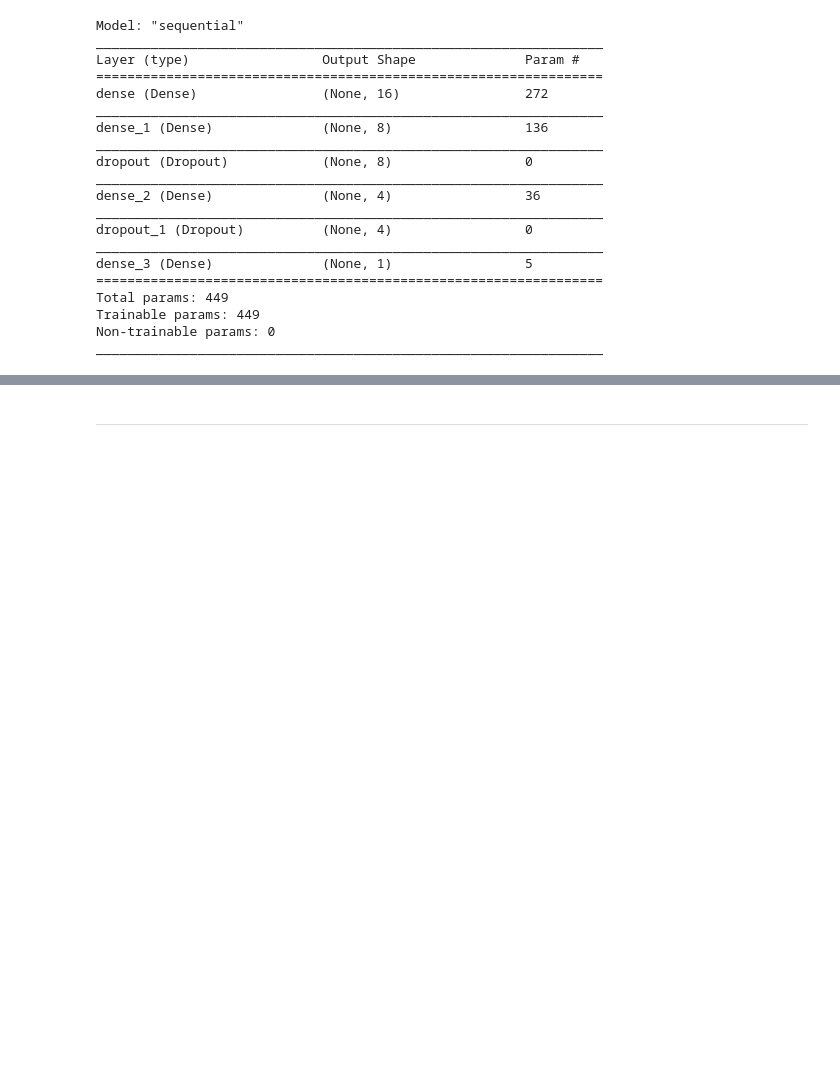
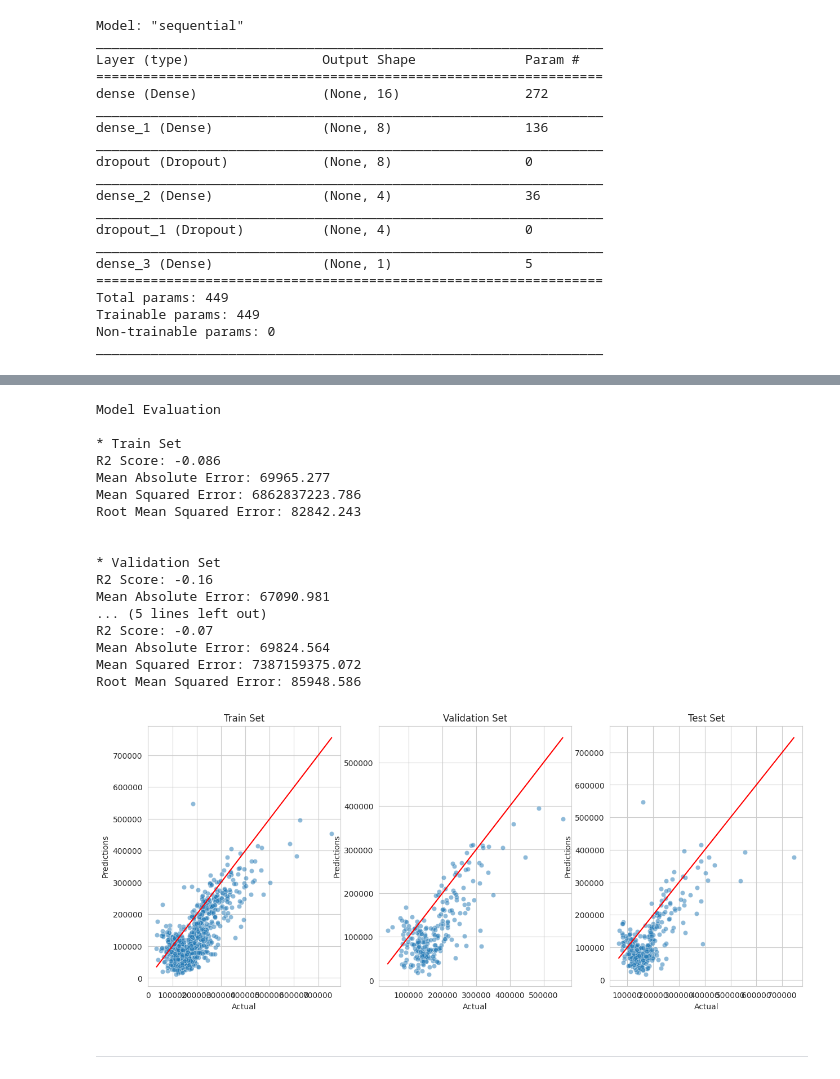
Before and after one commit to ewradcliffe/Heritage-Housing, a Jupyter notebook: jupyter_notebooks/ModellingAndEvaluation.ipynb, the cells around one changed output, grey strips where cells are left out. Cells and saved outputs as stored; diff of their text form; code cells hidden in the pictures; blank space fills up the shorter version.

```diff
--- a/jupyter_notebooks/ModellingAndEvaluation.ipynb
+++ b/jupyter_notebooks/ModellingAndEvaluation.ipynb
@@ -224,3 +357,26 @@ _________________________________________________________________
+# %%
+regression_performance(X_train, y_train,X_val, y_val, X_test, y_test,model)
+regression_evaluation_plots(X_train, y_train, X_val, y_val,X_test, y_test,
+                            model, alpha_scatter=0.5)
+# %% [output]
+Model Evaluation
+
+* Train Set
+R2 Score: -0.086
+Mean Absolute Error: 69965.277
+Mean Squared Error: 6862837223.786
+Root Mean Squared Error: 82842.243
+
+
+* Validation Set
+R2 Score: -0.16
+Mean Absolute Error: 67090.981
+... (5 lines left out)
+R2 Score: -0.07
+Mean Absolute Error: 69824.564
+Mean Squared Error: 7387159375.072
+Root Mean Squared Error: 85948.586
+[figure, added]
 # %% [markdown]
 ---
 # %% [markdown]
```
Also changed, not shown: parts of 8 cells of this notebook.
